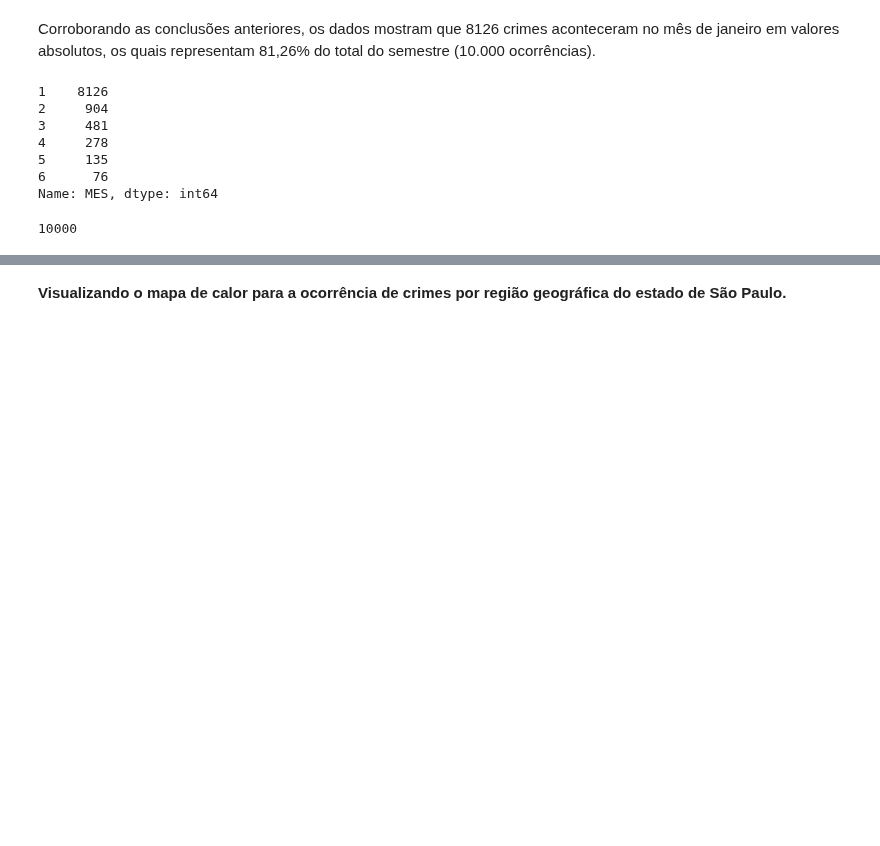
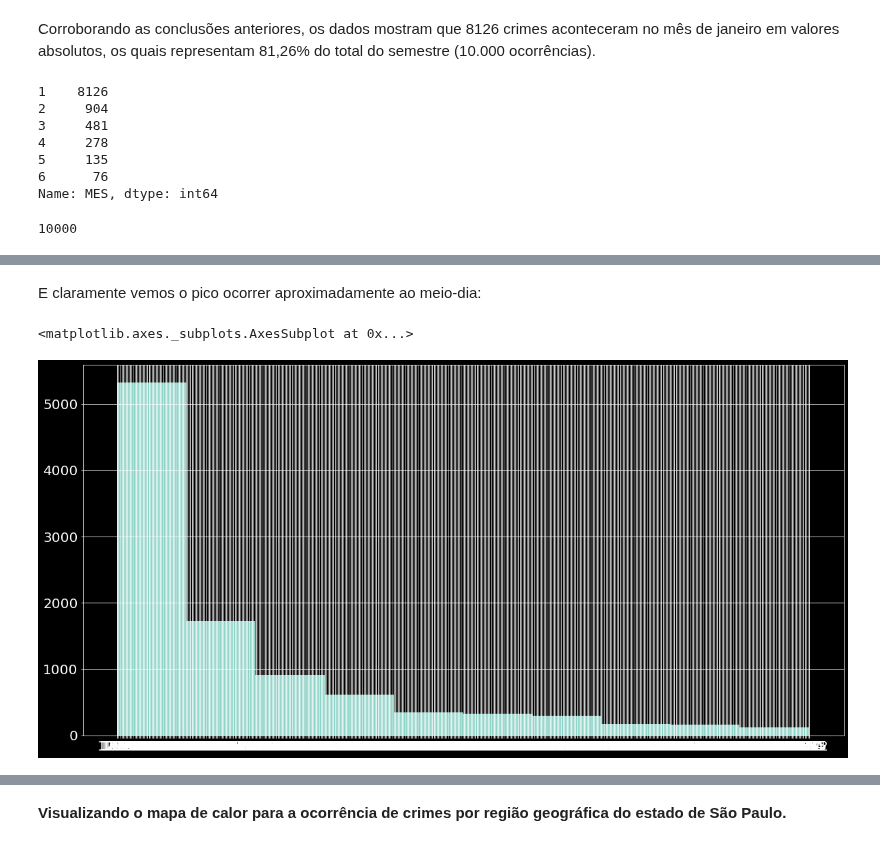
Before and after one commit to debora28/pi-2020.2, a Jupyter notebook: DataScience2.ipynb, the cells around one changed output, grey strips where cells are left out. Saved outputs shown, nothing was run; the diff lists cells and outputs as text; code cells hidden in the pictures; blank space fills up the shorter version.

```diff
--- a/DataScience2.ipynb
+++ b/DataScience2.ipynb
@@ -447,0 +498,7 @@ plt.show()
+# %% [markdown]
+E claramente vemos o pico ocorrer aproximadamente ao meio-dia:
+# %%
+data['HORA_OCORRENCIA_BO'].hist(figsize=(20,10))
+# %% [output]
+<matplotlib.axes._subplots.AxesSubplot at 0x...>
+[figure, added]
```
Also changed, not shown: parts of 32 cells of this notebook.
